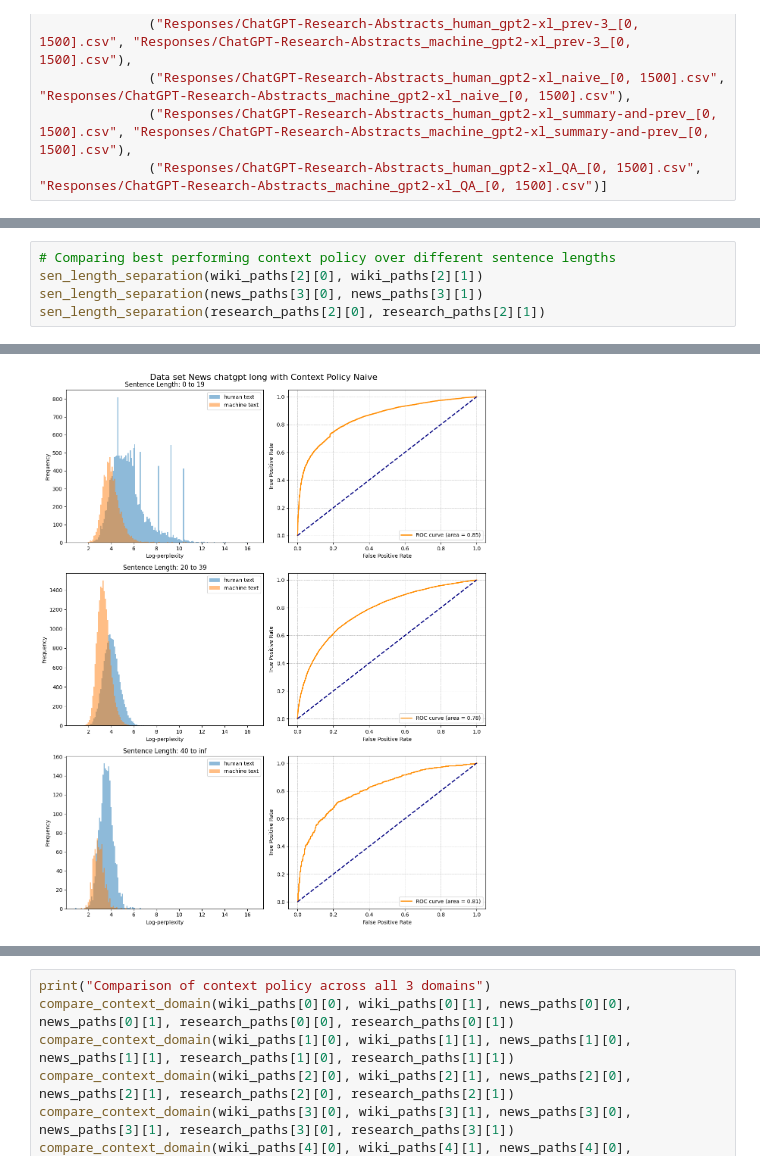
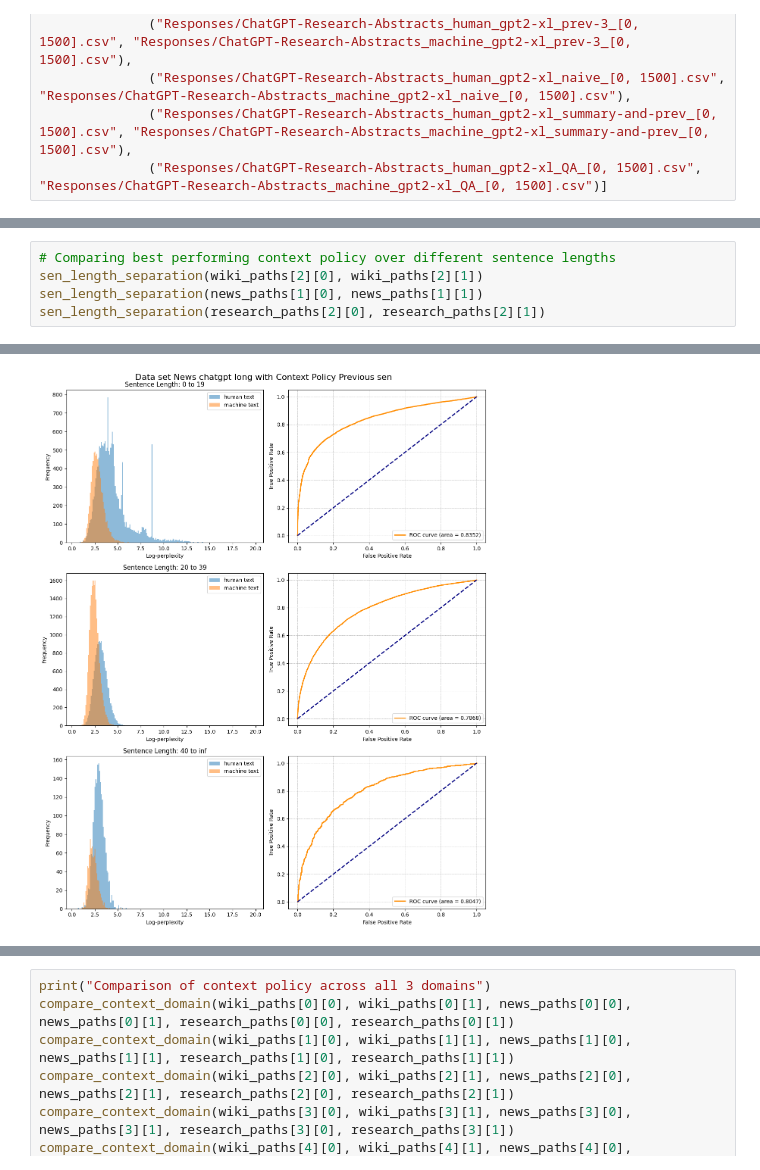
Before and after one commit to AdamVinestock/NLP-Final-Project, a Jupyter notebook: Context_policy_evaluation.ipynb, the cells around one changed output, grey strips where cells are left out. Saved outputs shown, nothing was run; the diff lists cells and outputs as text.

```diff
--- a/Context_policy_evaluation.ipynb
+++ b/Context_policy_evaluation.ipynb
@@ -277,6 +277,6 @@ Best performing context policy comparison for research abstract dataset
 # %%
 # Comparing best performing context policy over different sentence lengths
 sen_length_separation(wiki_paths[2][0], wiki_paths[2][1])
-sen_length_separation(news_paths[3][0], news_paths[3][1])
+sen_length_separation(news_paths[1][0], news_paths[1][1])
 sen_length_separation(research_paths[2][0], research_paths[2][1])
 # %% [output]
@@ -284 +284 @@ sen_length_separation(research_paths[2][0], research_paths[2][1])
-[figure, old version]
+[figure, new version]
```
Also changed, not shown: parts of 11 cells of this notebook.
